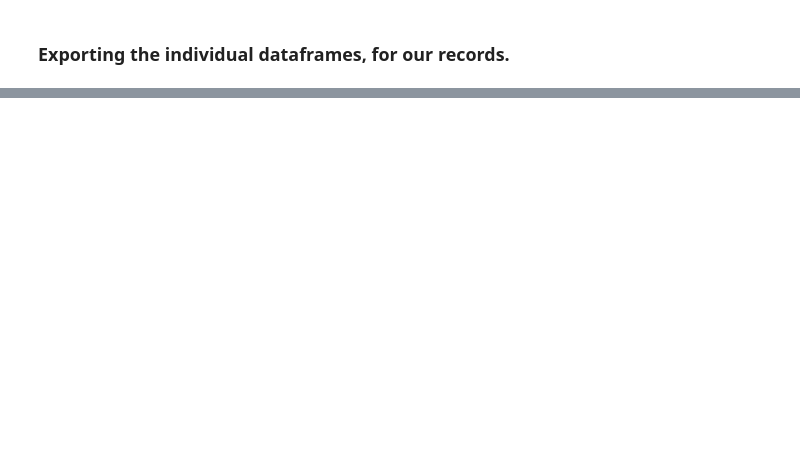
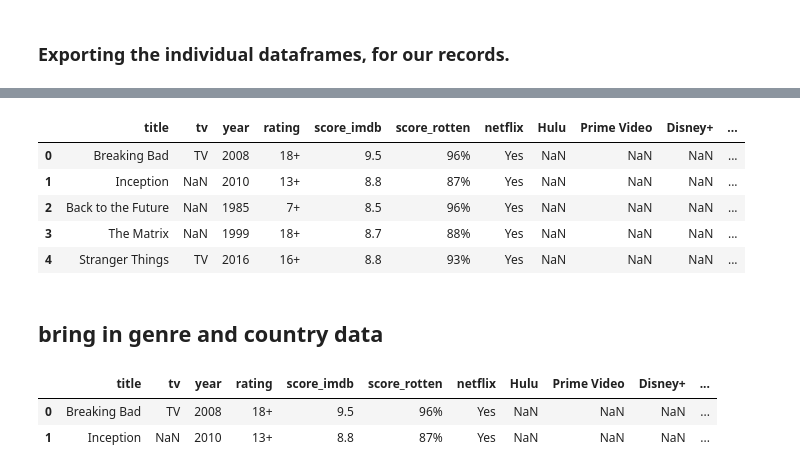
Before and after one commit to diegodaa/NSS-Capstone-Streaming-Service-Comparison, a Jupyter notebook: notebooks/webscrape_final.ipynb, the cells around one changed output, grey strips where cells are left out. Saved outputs shown, nothing was run; the diff lists cells and outputs as text; code cells hidden in the pictures; blank space fills up the shorter version.

```diff
--- a/notebooks/webscrape_final.ipynb
+++ b/notebooks/webscrape_final.ipynb
@@ -179,0 +205,11 @@ df_hbomax.to_csv('../data/df_hbomax.csv',index = False)
+# %%
+column_link = df_all_services.pop('link')
+df_all_services.insert(11,'link',column_link)
+df_all_services.head()
+# %% [output]
+|  | title | tv | year | rating | score_imdb | score_rotten | netflix | Hulu | Prime Video | Disney+ | ... |
+| 0 | Breaking Bad | TV | 2008 | 18+ | 9.5 | 96% | Yes | NaN | NaN | NaN | ... |
+| 1 | Inception | NaN | 2010 | 13+ | 8.8 | 87% | Yes | NaN | NaN | NaN | ... |
+| 2 | Back to the Future | NaN | 1985 | 7+ | 8.5 | 96% | Yes | NaN | NaN | NaN | ... |
+| 3 | The Matrix | NaN | 1999 | 18+ | 8.7 | 88% | Yes | NaN | NaN | NaN | ... |
+| 4 | Stranger Things | TV | 2016 | 16+ | 8.8 | 93% | Yes | NaN | NaN | NaN | ... |
@@ -179,0 +220,2 @@ df_hbomax.to_csv('../data/df_hbomax.csv',index = False)
+# %% [markdown]
+## bring in genre and country data
@@ -179,0 +247,8 @@ df_hbomax.to_csv('../data/df_hbomax.csv',index = False)
+# %%
+df_final['genres'] = ''
+df_final['country'] = ''
+df_final.head(2)
+# %% [output]
+|  | title | tv | year | rating | score_imdb | score_rotten | netflix | Hulu | Prime Video | Disney+ | ... |
+| 0 | Breaking Bad | TV | 2008 | 18+ | 9.5 | 96% | Yes | NaN | NaN | NaN | ... |
+| 1 | Inception | NaN | 2010 | 13+ | 8.8 | 87% | Yes | NaN | NaN | NaN | ... |
```
Also changed, not shown: parts of 10 cells of this notebook, 1 other file.
